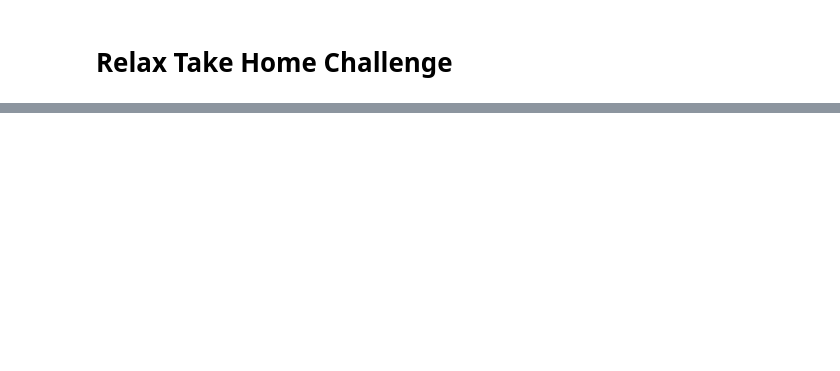
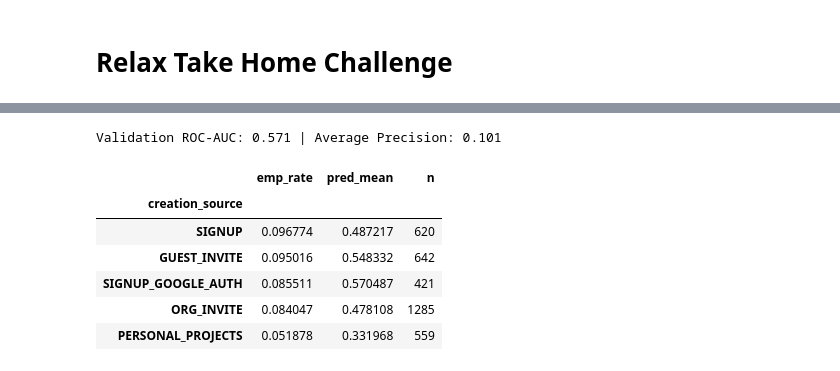
Before and after one commit to justink106/JustinKu-Springboard, a Jupyter notebook: relax_challenge/Relax Take Home Challenge - Justin.ipynb, the cells around one changed output, grey strips where cells are left out. Drawn from its saved outputs; the diff is of its cells as text; code cells hidden in the pictures; blank space fills up the shorter version.

```diff
--- a/relax_challenge/Relax Take Home Challenge - Justin.ipynb
+++ b/relax_challenge/Relax Take Home Challenge - Justin.ipynb
@@ -68,0 +149,41 @@ Name: adopted, dtype: float64
+# %%
+# logistic regression pipeline
+X_cols_num  = ["org_size", "was_invited", "is_google_domain"]
+X_cols_cat  = ["creation_source", "cohort_month"]
+y_col       = "adopted"
+
+pre = ColumnTransformer([
+    ("num", StandardScaler(with_mean=False), X_cols_num),
+    ("cat", OneHotEncoder(handle_unknown="ignore"), X_cols_cat)
+])
+
+clf = Pipeline([
+    ("pre", pre),
+    ("lr", LogisticRegression(max_iter=300, class_weight="balanced"))
+])
+
+clf.fit(train[X_cols_num + X_cols_cat], train[y_col])
+
+p_valid = clf.predict_proba(valid[X_cols_num + X_cols_cat])[:,1]
+auc = roc_auc_score(valid[y_col], p_valid)
+ap  = average_precision_score(valid[y_col], p_valid)
+print(f"Validation ROC-AUC: {auc:.3f} | Average Precision: {ap:.3f}")
+# %% [output]
+Validation ROC-AUC: 0.571 | Average Precision: 0.101
+# %%
+# emperical vs predicted mean
+valid_eval = valid[["adopted","creation_source","was_invited","org_size","is_google_domain"]].copy()
+valid_eval["p"] = p_valid
+seg = (valid_eval
+       .groupby("creation_source")
+       .agg(emp_rate=("adopted","mean"), pred_mean=("p","mean"), n=("adopted","size"))
+       .sort_values("emp_rate", ascending=False))
+seg
+# %% [output]
+|  | emp_rate | pred_mean | n |
+| creation_source |  |  |  |
+| SIGNUP | 0.096774 | 0.487217 | 620 |
+| GUEST_INVITE | 0.095016 | 0.548332 | 642 |
+| SIGNUP_GOOGLE_AUTH | 0.085511 | 0.570487 | 421 |
+| ORG_INVITE | 0.084047 | 0.478108 | 1285 |
+| PERSONAL_PROJECTS | 0.051878 | 0.331968 | 559 |
```
Also changed, not shown: parts of 15 cells of this notebook, 2 other files.
